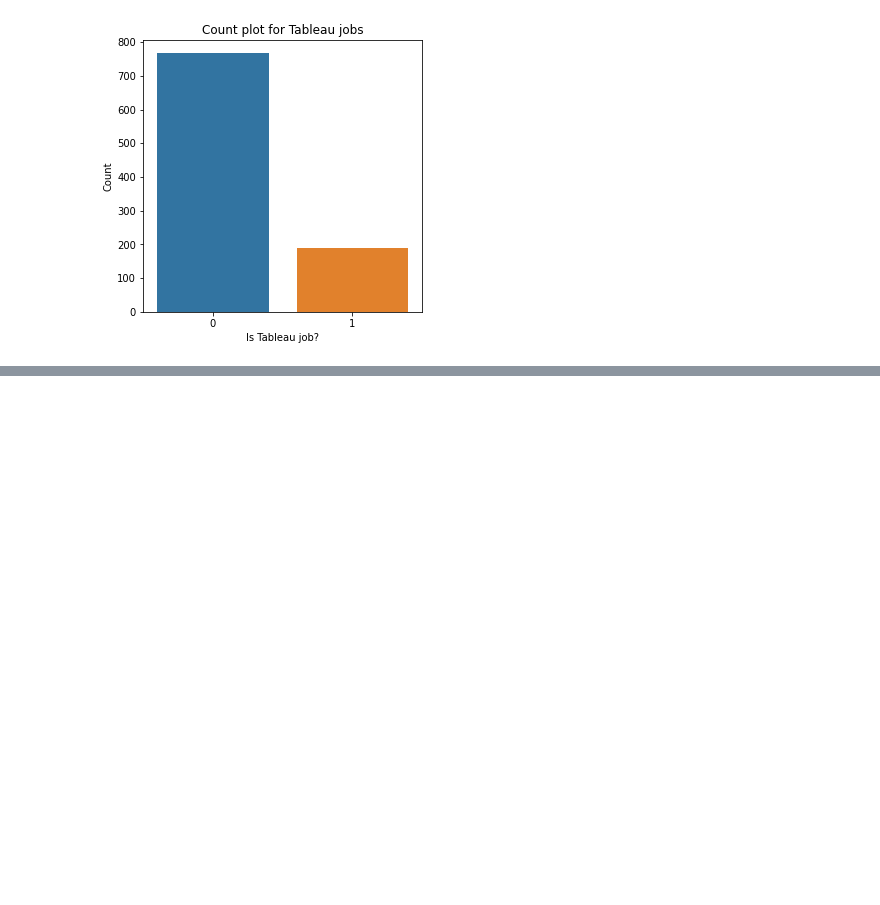
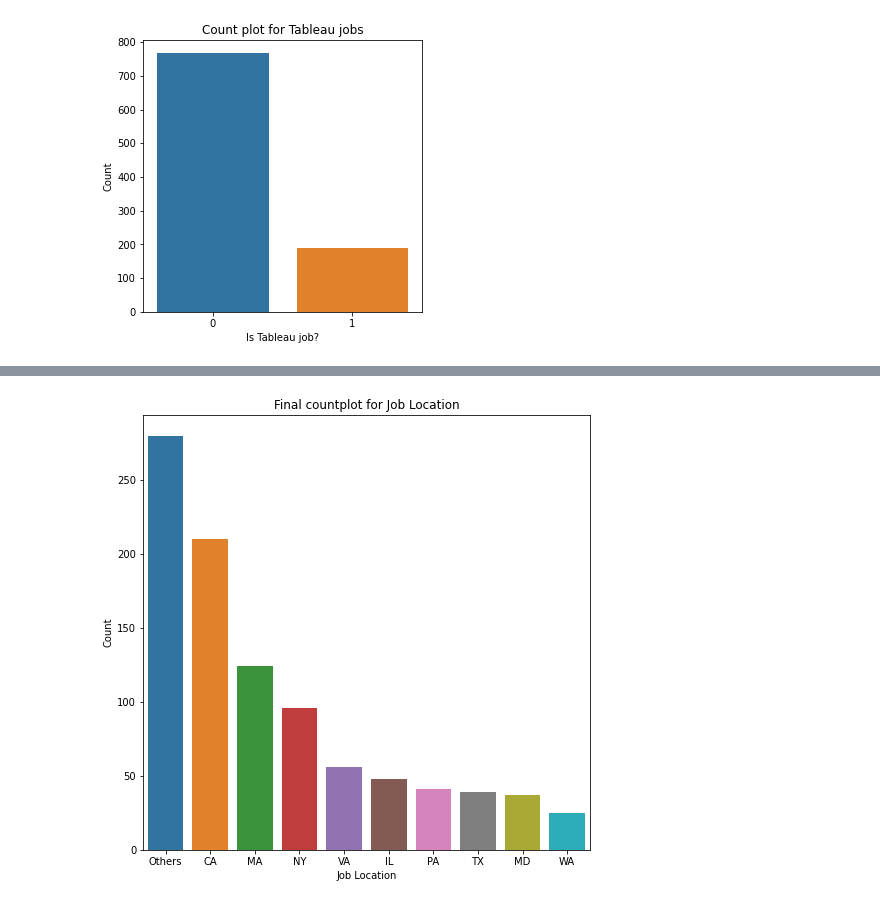
Before and after one commit to vrushalipr/salary_prediction_using_python, a Jupyter notebook: Salary_Prediction_Analysis.ipynb, the cells around one changed output, grey strips where cells are left out. Cells and saved outputs as stored; diff of their text form; code cells hidden in the pictures; blank space fills up the shorter version.

```diff
--- a/Salary_Prediction_Analysis.ipynb
+++ b/Salary_Prediction_Analysis.ipynb
@@ -673,0 +710,21 @@ glassdoor_df.drop(labels=['Job Description'], axis=1, inplace=True)
+# %%
+# Trimming the 'job_location' column
+
+# Taking top 9 States and replacing others by 'Others'
+job_location_list = list(glassdoor_df['job_location'].value_counts()[:9].index)
+
+def job_location_simplifier(text):
+  if text not in job_location_list:
+    return 'Others'
+  else:
+    return text
+
+glassdoor_df['job_location'] = glassdoor_df['job_location'].apply(job_location_simplifier)
+# %%
+plt.figure(figsize=(8,8))
+g = sns.countplot(x='job_location', data=glassdoor_df, order = glassdoor_df['job_location'].value_counts().index)
+p = plt.title('Final countplot for Job Location')
+p = plt.xlabel('Job Location')
+p = plt.ylabel('Count')
+# %% [output]
+[figure, added]
```
Also changed, not shown: parts of 11 cells of this notebook.
